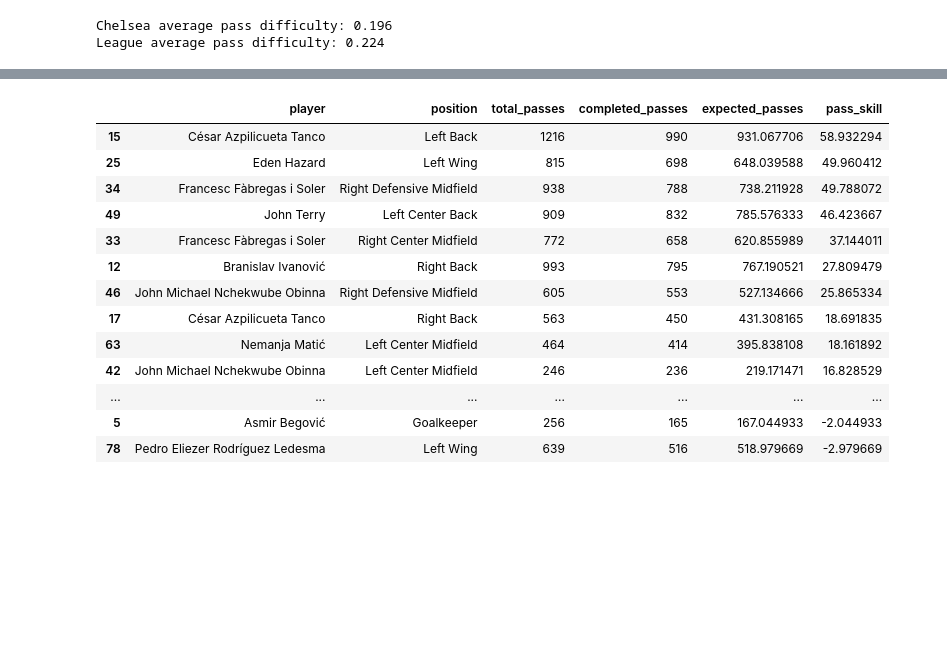
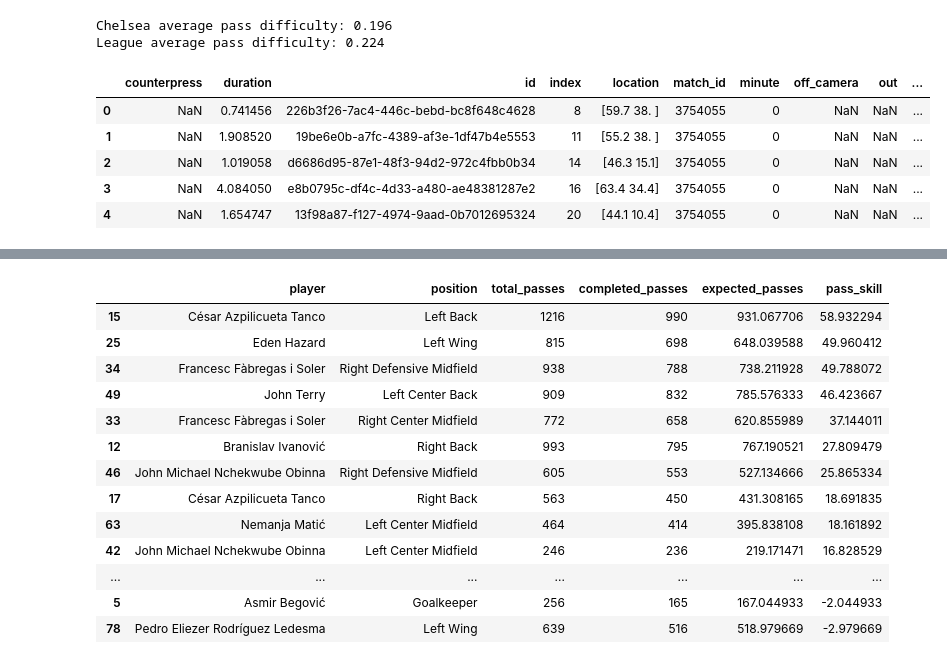
Before and after one commit to vickyfriss/Football-analytics, a Jupyter notebook: 202604 - 1 - Building Expected Passes xP for Men Top 5 Leagues.ipynb, the cells around one changed output, grey strips where cells are left out. Saved outputs shown, nothing was run; the diff lists cells and outputs as text; code cells hidden in the pictures; blank space fills up the shorter version.

```diff
--- a/202604 - 1 - Building Expected Passes xP for Men Top 5 Leagues.ipynb
+++ b/202604 - 1 - Building Expected Passes xP for Men Top 5 Leagues.ipynb
@@ -1851,4 +1851,13 @@ print("League average pass difficulty:", round(league_difficulty,3))
 # %% [output]
 Chelsea average pass difficulty: 0.196
 League average pass difficulty: 0.224
+# %%
+chelsea_df.head()
+# %% [output]
+|  | counterpress | duration | id | index | location | match_id | minute | off_camera | out | ... |
+| 0 | NaN | 0.741456 | 226b3f26-7ac4-446c-bebd-bc8f648c4628 | 8 | [59.7 38. ] | 3754055 | 0 | NaN | NaN | ... |
+| 1 | NaN | 1.908520 | 19be6e0b-a7fc-4389-af3e-1df47b4e5553 | 11 | [55.2 38. ] | 3754055 | 0 | NaN | NaN | ... |
+| 2 | NaN | 1.019058 | d6686d95-87e1-48f3-94d2-972c4fbb0b34 | 14 | [46.3 15.1] | 3754055 | 0 | NaN | NaN | ... |
+| 3 | NaN | 4.084050 | e8b0795c-df4c-4d33-a480-ae48381287e2 | 16 | [63.4 34.4] | 3754055 | 0 | NaN | NaN | ... |
+| 4 | NaN | 1.654747 | 13f98a87-f127-4974-9aad-0b7012695324 | 20 | [44.1 10.4] | 3754055 | 0 | NaN | NaN | ... |
 # %%
```
Also changed, not shown: parts of 3 cells of this notebook.
